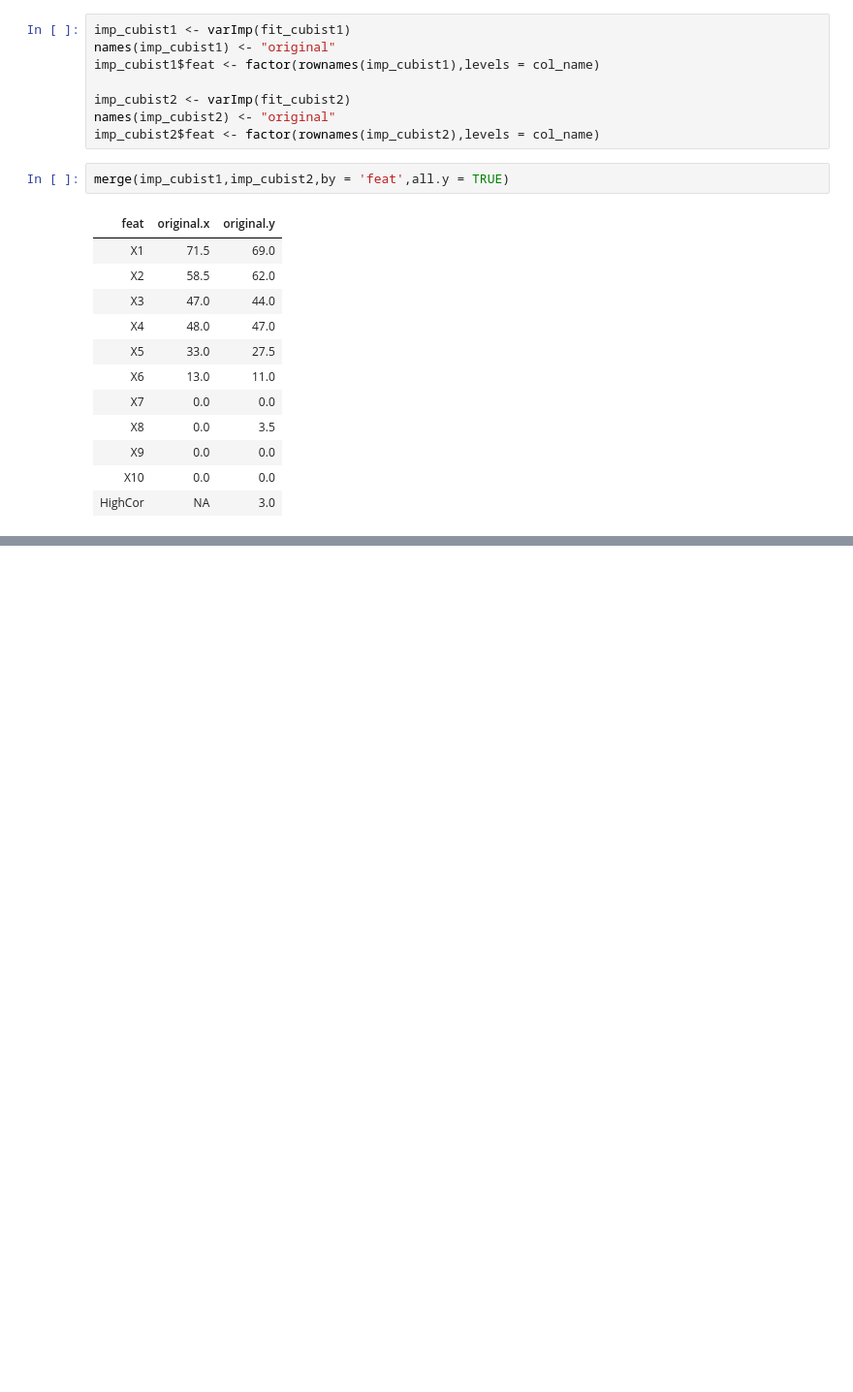
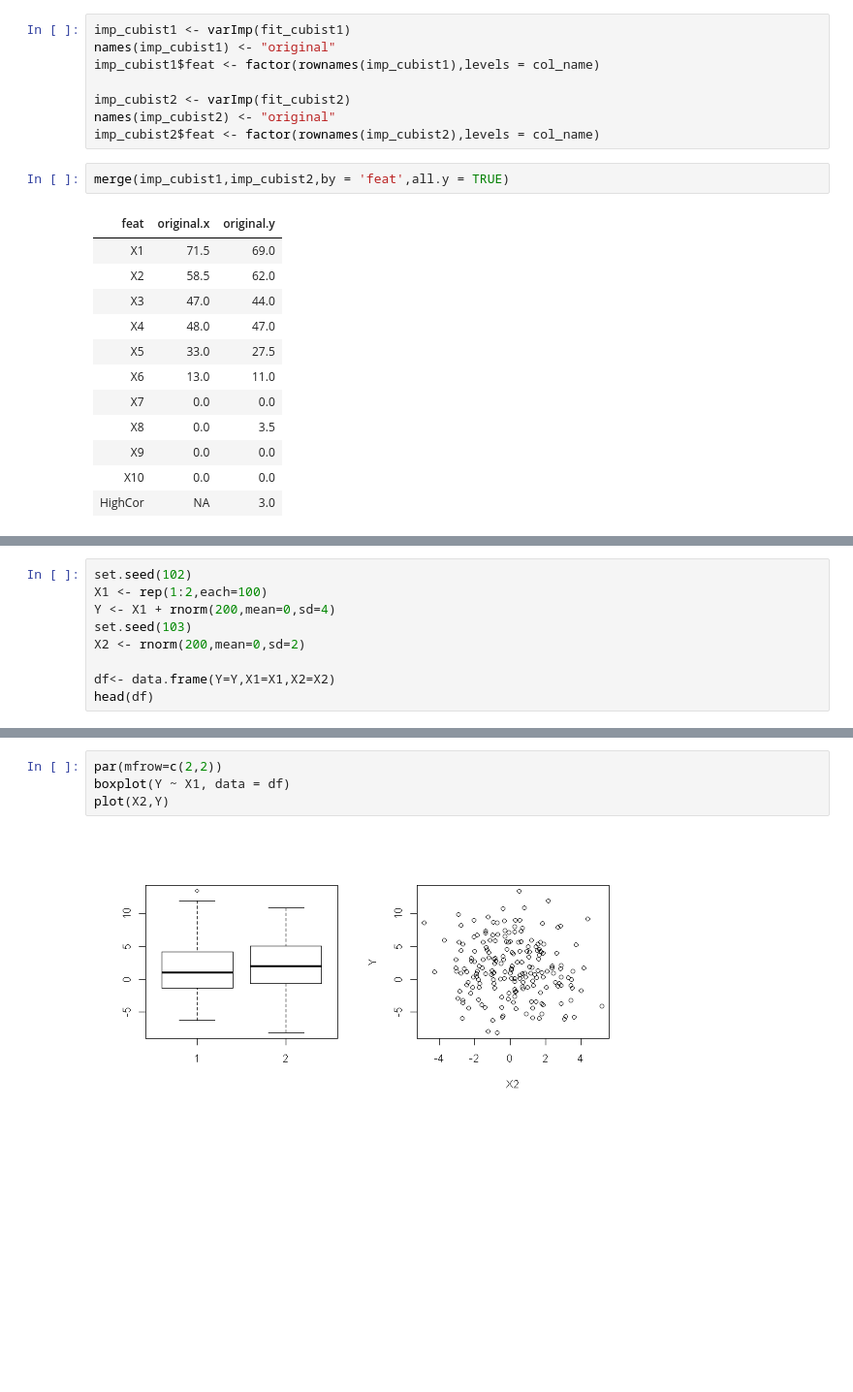
Before and after one commit to Randallzoeng/BookClub, a Jupyter notebook: AppliedPredictiveModeling/Chap. 8 Exercises.ipynb, the cells around one changed output, grey strips where cells are left out. Shown at 97% size. Cells and saved outputs as stored; diff of their text form; blank space fills up the shorter version.

```diff
--- a/AppliedPredictiveModeling/Chap. 8 Exercises.ipynb
+++ b/AppliedPredictiveModeling/Chap. 8 Exercises.ipynb
@@ -212,0 +250,9 @@ merge(imp_cubist1,imp_cubist2,by = 'feat',all.y = TRUE)
+# %%
+set.seed(102)
+X1 <- rep(1:2,each=100)
+Y <- X1 + rnorm(200,mean=0,sd=4)
+set.seed(103)
+X2 <- rnorm(200,mean=0,sd=2)
+
+df<- data.frame(Y=Y,X1=X1,X2=X2)
+head(df)
@@ -212,0 +267,6 @@ merge(imp_cubist1,imp_cubist2,by = 'feat',all.y = TRUE)
+# %%
+par(mfrow=c(2,2))
+boxplot(Y ~ X1, data = df)
+plot(X2,Y)
+# %% [output]
+[figure, added]
```
Also changed, not shown: parts of 38 cells of this notebook.
